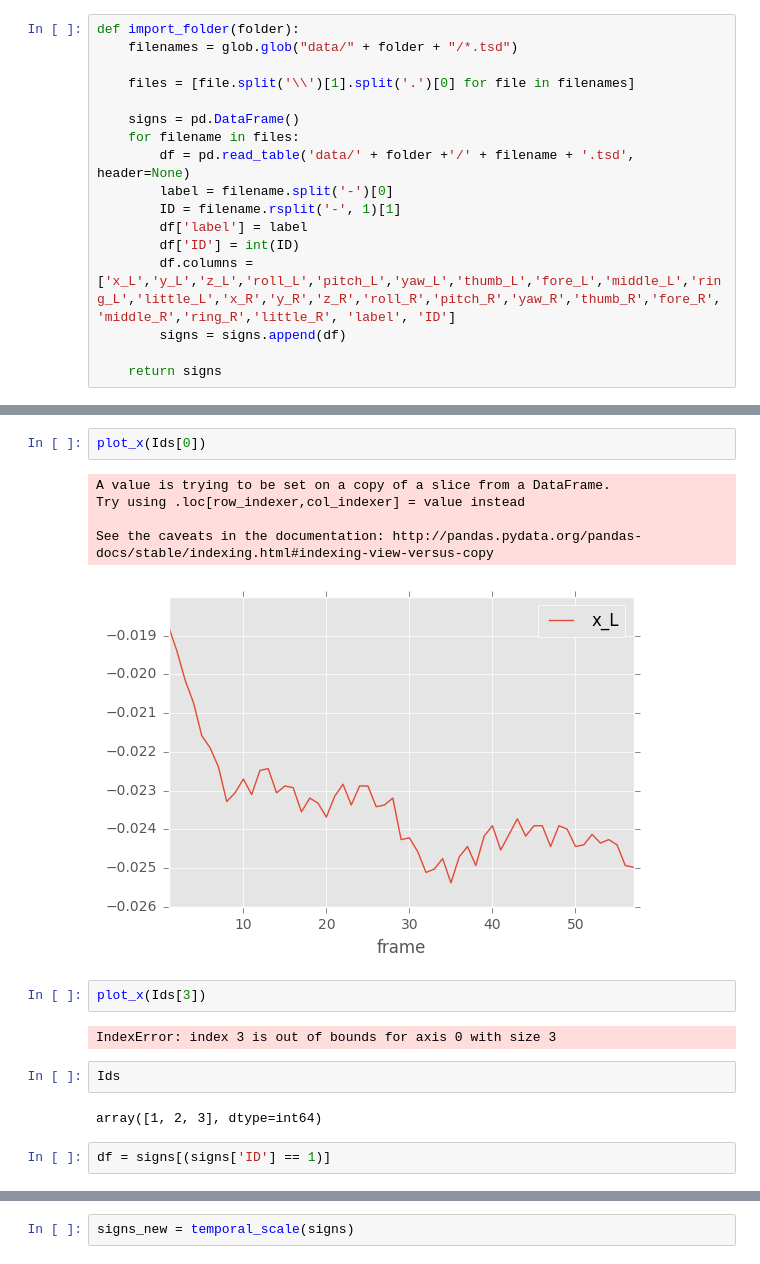
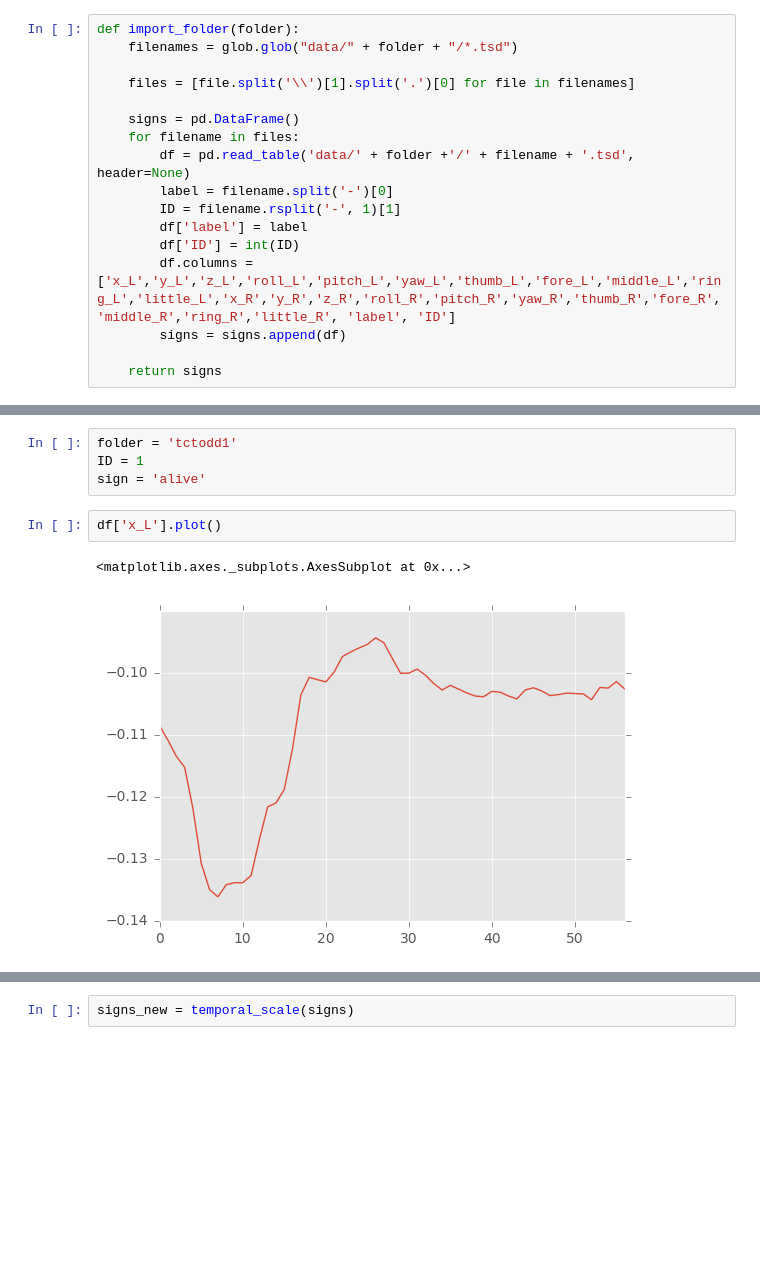
Before and after one commit to anurag-gandhi/Machine-Learning-Course-Project, a Jupyter notebook: Data Loading and Transformation.ipynb, the cells around one changed output, grey strips where cells are left out. Cells and saved outputs as stored; diff of their text form; blank space fills up the shorter version.

```diff
--- a/Data Loading and Transformation.ipynb
+++ b/Data Loading and Transformation.ipynb
@@ -64,20 +83,11 @@ Ids = signs['ID'].drop_duplicates().values
-# %%
-plot_x(Ids[0])
-# %% [output]
-A value is trying to be set on a copy of a slice from a DataFrame.
-Try using .loc[row_indexer,col_indexer] = value instead
-
-See the caveats in the documentation: http://pandas.pydata.org/pandas-docs/stable/indexing.html#indexing-view-versus-copy
-[figure, removed]
-# %%
-plot_x(Ids[3])
-# %% [output]
-IndexError: index 3 is out of bounds for axis 0 with size 3
-# %%
-Ids
-# %% [output]
-array([1, 2, 3], dtype=int64)
-# %%
-df = signs[(signs['ID'] == 1)]
+# %%
+folder = 'tctodd1'
+ID = 1
+sign = 'alive'
+# %%
+df['x_L'].plot()
+# %% [output]
+<matplotlib.axes._subplots.AxesSubplot at 0x...>
+[figure, added]
 # %%
 # %% [output]
```
Also changed, not shown: parts of 18 cells of this notebook.
